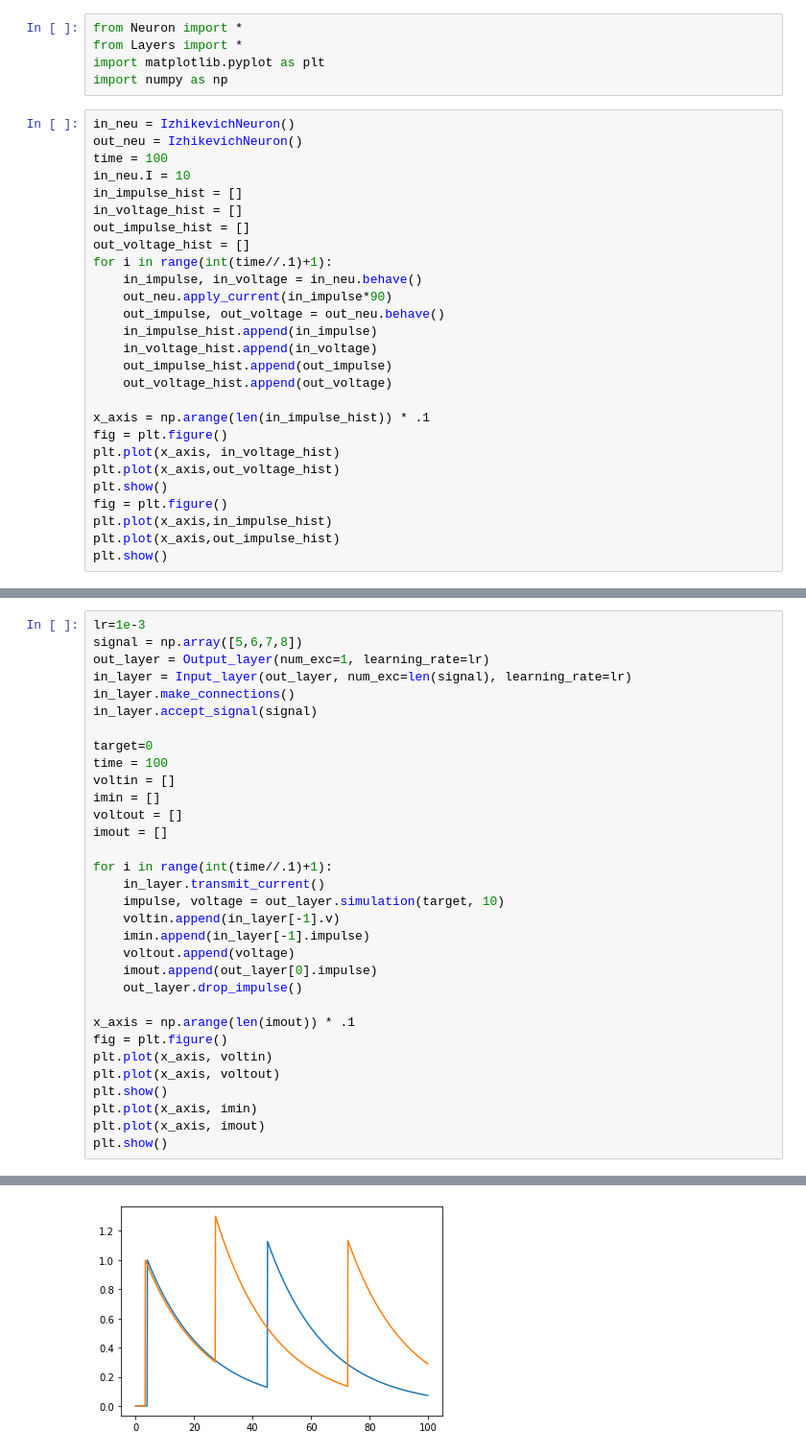
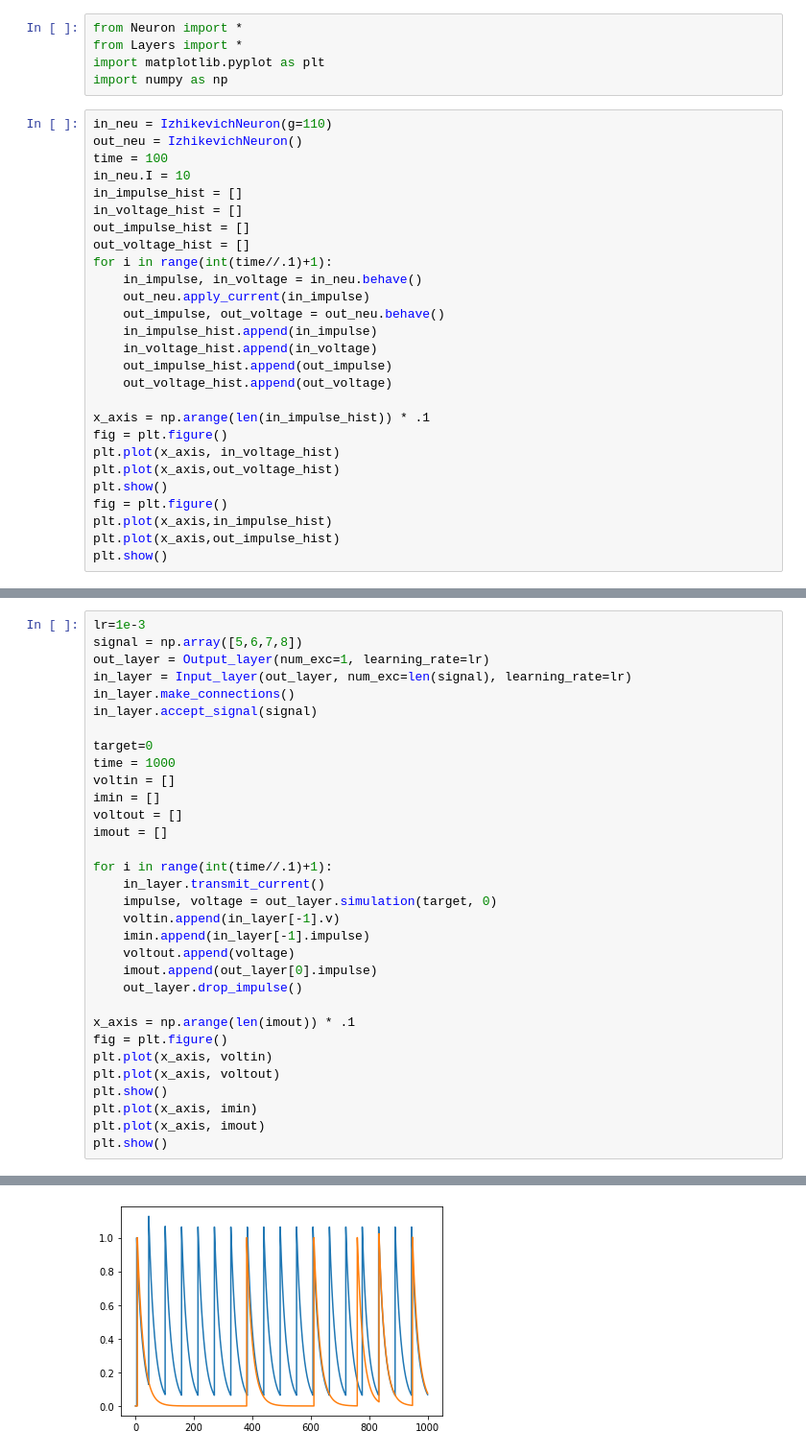
Before and after one commit to iamkg0/SNN_Izhikevich, a Jupyter notebook: test.ipynb, the cells around one changed output, grey strips where cells are left out. Shown: that part at 96% size. Drawn from its saved outputs; the diff is of its cells as text.

```diff
--- a/test.ipynb
+++ b/test.ipynb
@@ -4,7 +4,7 @@ from Layers import *
 import matplotlib.pyplot as plt
 import numpy as np
 # %%
-in_neu = IzhikevichNeuron()
+in_neu = IzhikevichNeuron(g=110)
 out_neu = IzhikevichNeuron()
 time = 100
 in_neu.I = 10
@@ -14,7 +14,7 @@ out_impulse_hist = []
 out_voltage_hist = []
 for i in range(int(time//.1)+1):
     in_impulse, in_voltage = in_neu.behave()
-    out_neu.apply_current(in_impulse*90)
+    out_neu.apply_current(in_impulse)
     out_impulse, out_voltage = out_neu.behave()
     in_impulse_hist.append(in_impulse)
     in_voltage_hist.append(in_voltage)
@@ -42,7 +42,7 @@ in_layer.make_connections()
 in_layer.accept_signal(signal)
 
 target=0
-time = 100
+time = 1000
 voltin = []
 imin = []
 voltout = []
@@ -50,7 +50,7 @@ imout = []
 
 for i in range(int(time//.1)+1):
     in_layer.transmit_current()
-    impulse, voltage = out_layer.simulation(target, 10)
+    impulse, voltage = out_layer.simulation(target, 0)
     voltin.append(in_layer[-1].v)
     imin.append(in_layer[-1].impulse)
     voltout.append(voltage)
@@ -70,3 +70,3 @@ plt.show()
-[figure, old version]
+[figure, new version]
 # %%
 np.random.seed(42)
```
Also changed, not shown: parts of 5 cells of this notebook, 2 other files.
